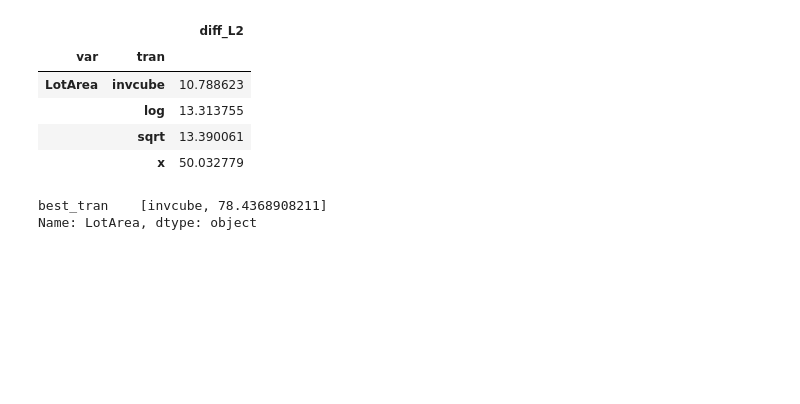
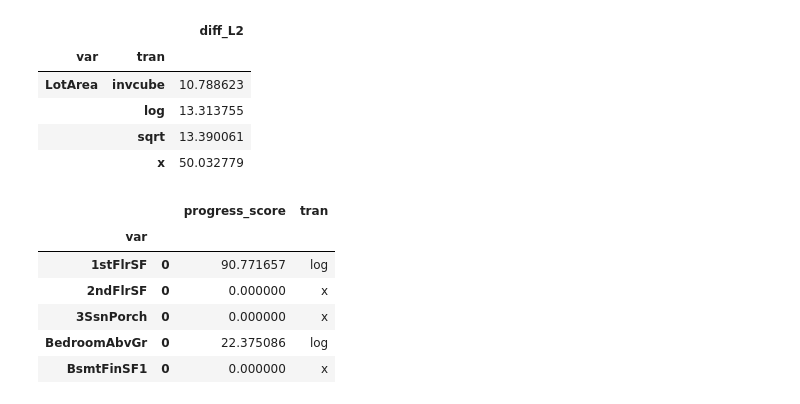
Before and after one commit to MatrixNorm/kaggle, a Jupyter notebook: pybooks/house_prices/DEV_transform_numeric.ipynb, the cells around one changed output. Cells and saved outputs as stored; diff of their text form; code cells hidden in the pictures; blank space fills up the shorter version.

```diff
--- a/pybooks/house_prices/DEV_transform_numeric.ipynb
+++ b/pybooks/house_prices/DEV_transform_numeric.ipynb
@@ -174,20 +174,27 @@ df5.query("var == 'LotArea'")
 # %%
 def fn(gr):
     gr = gr.sort_values('diff_L2')
     gr.index = gr.index.droplevel()
     best = gr.iloc[0][0]
     vanilla = gr.loc['x'][0]
     progress_score = 100 * (vanilla - best) / vanilla
-    return [gr.index[0], progress_score]
+    return pd.DataFrame({
+        'tran': [gr.index[0]],
+        'progress_score': [progress_score]
+    })
 
 df6 = (
     df5
     .groupby('var')
     .apply(fn)
-    .to_frame('best_tran')
 )
 
-df6.loc['LotArea']
+df6.head()
 # %% [output]
-best_tran    [invcube, 78.4368908211]
-Name: LotArea, dtype: object
+|  |  | progress_score | tran |
+| var |  |  |  |
+| 1stFlrSF | 0 | 90.771657 | log |
+| 2ndFlrSF | 0 | 0.000000 | x |
+| 3SsnPorch | 0 | 0.000000 | x |
+| BedroomAbvGr | 0 | 22.375086 | log |
+| BsmtFinSF1 | 0 | 0.000000 | x |
```
Also changed, not shown: parts of 3 cells of this notebook, 1 other file.
